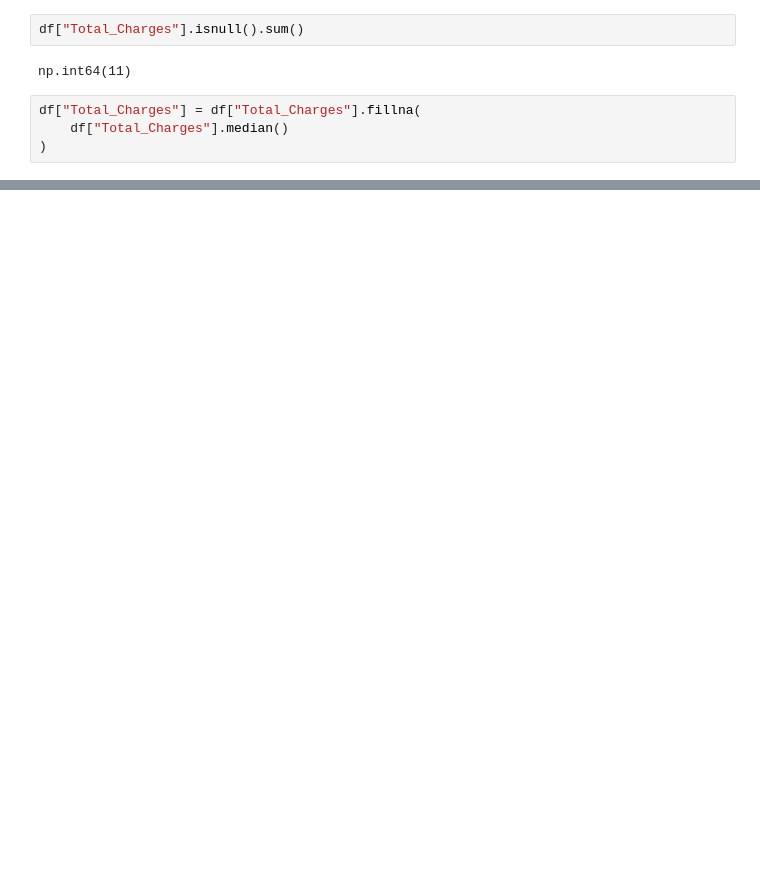
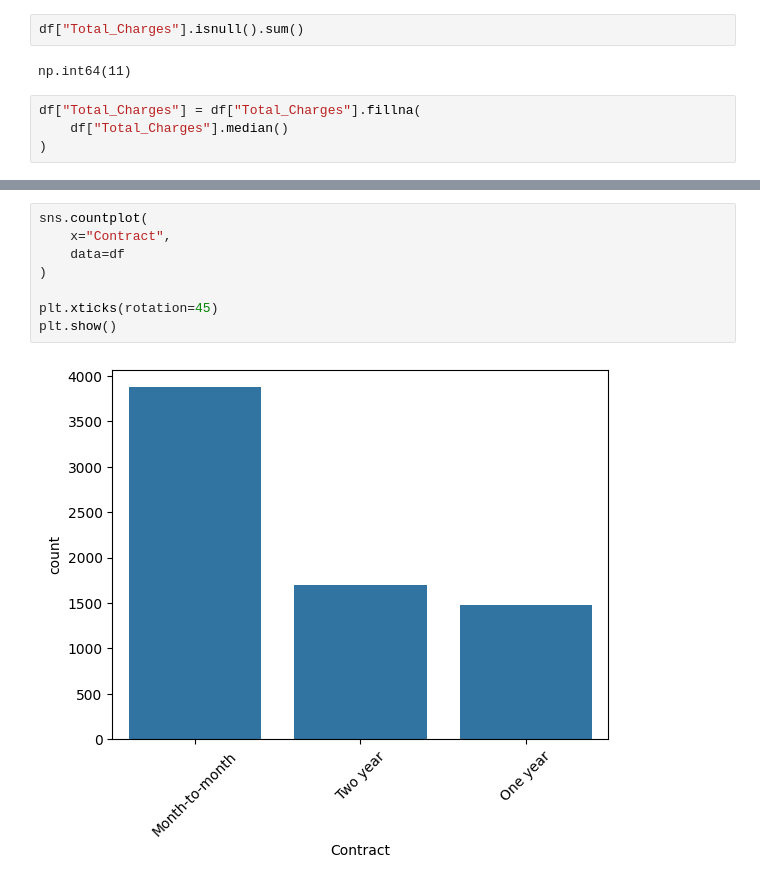
Before and after one commit to puruasthana20/apexplanet-data-analytics, a Jupyter notebook: notebooks/task1_eda.ipynb, the cells around one changed output, grey strips where cells are left out. Saved outputs shown, nothing was run; the diff lists cells and outputs as text; blank space fills up the shorter version.

```diff
--- a/notebooks/task1_eda.ipynb
+++ b/notebooks/task1_eda.ipynb
@@ -185,0 +193,10 @@ df["Total_Charges"] = df["Total_Charges"].fillna(
+# %%
+sns.countplot(
+    x="Contract",
+    data=df
+)
+
+plt.xticks(rotation=45)
+plt.show()
+# %% [output]
+[figure, added]
```
Also changed, not shown: parts of 9 cells of this notebook, 8 other files.
